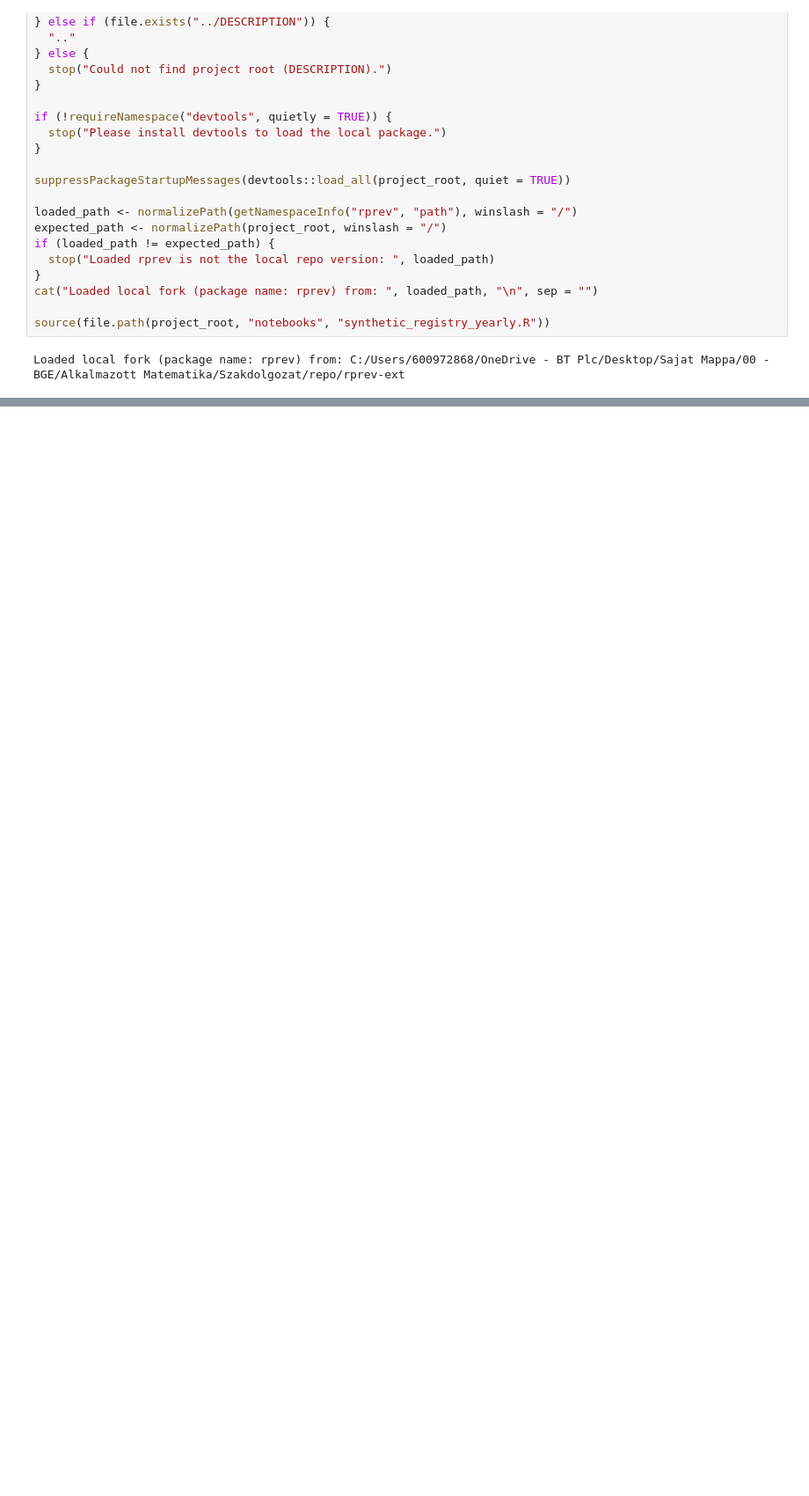
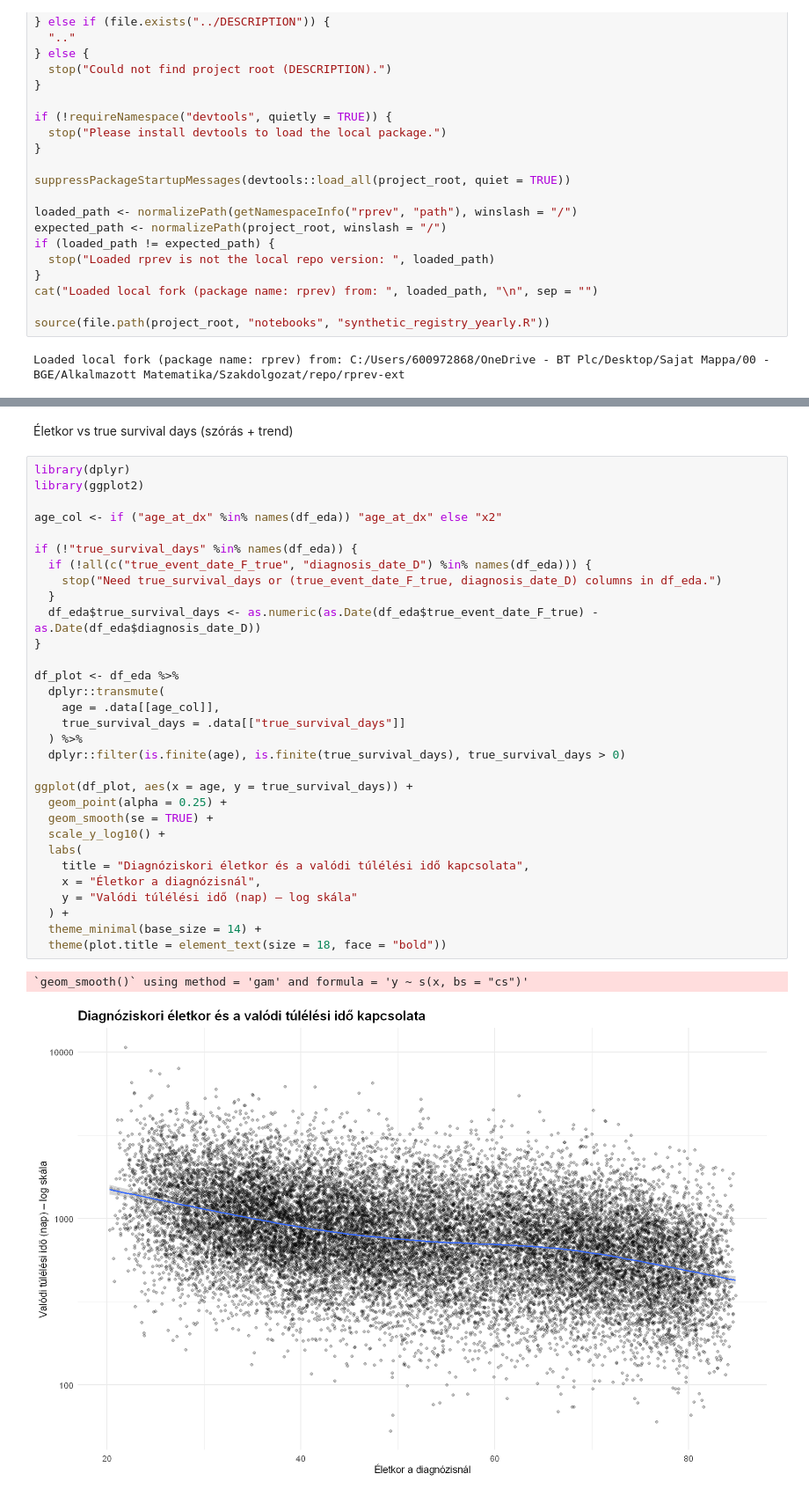
Before and after one commit to lrado1/rprev-ext, a Jupyter notebook: notebooks/synthetic_registry_yearly.ipynb, the cells around one changed output, grey strips where cells are left out. Shown at 88% size. Drawn from its saved outputs; the diff is of its cells as text; blank space fills up the shorter version.

```diff
--- a/notebooks/synthetic_registry_yearly.ipynb
+++ b/notebooks/synthetic_registry_yearly.ipynb
@@ -201,0 +429,36 @@ A data.frame: 5 × 9
+# %% [markdown]
+Életkor vs true survival days (szórás + trend)
+# %%
+library(dplyr)
+library(ggplot2)
+
+age_col <- if ("age_at_dx" %in% names(df_eda)) "age_at_dx" else "x2"
+
+if (!"true_survival_days" %in% names(df_eda)) {
+  if (!all(c("true_event_date_F_true", "diagnosis_date_D") %in% names(df_eda))) {
+    stop("Need true_survival_days or (true_event_date_F_true, diagnosis_date_D) columns in df_eda.")
+  }
+  df_eda$true_survival_days <- as.numeric(as.Date(df_eda$true_event_date_F_true) - as.Date(df_eda$diagnosis_date_D))
+}
+
+df_plot <- df_eda %>%
+  dplyr::transmute(
+    age = .data[[age_col]],
+    true_survival_days = .data[["true_survival_days"]]
+  ) %>%
+  dplyr::filter(is.finite(age), is.finite(true_survival_days), true_survival_days > 0)
+
+ggplot(df_plot, aes(x = age, y = true_survival_days)) +
+  geom_point(alpha = 0.25) +
+  geom_smooth(se = TRUE) +
+  scale_y_log10() +
+  labs(
+    title = "Diagnóziskori életkor és a valódi túlélési idő kapcsolata",
+    x = "Életkor a diagnózisnál",
+    y = "Valódi túlélési idő (nap) – log skála"
+  ) +
+  theme_minimal(base_size = 14) +
+  theme(plot.title = element_text(size = 18, face = "bold"))
+# %% [output]
+`geom_smooth()` using method = 'gam' and formula = 'y ~ s(x, bs = "cs")'
+[figure, added]
```
Also changed, not shown: parts of 27 cells of this notebook.
